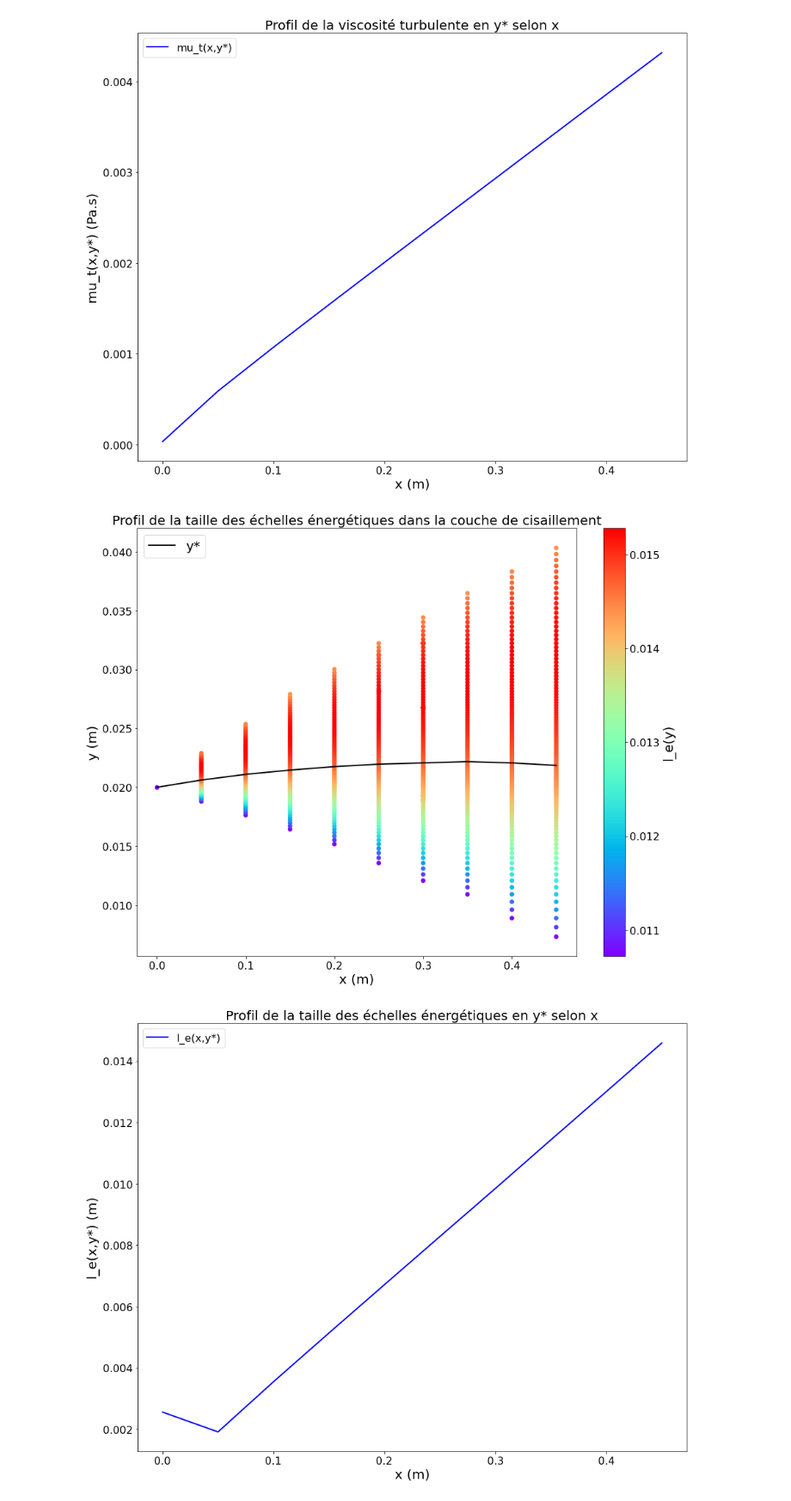
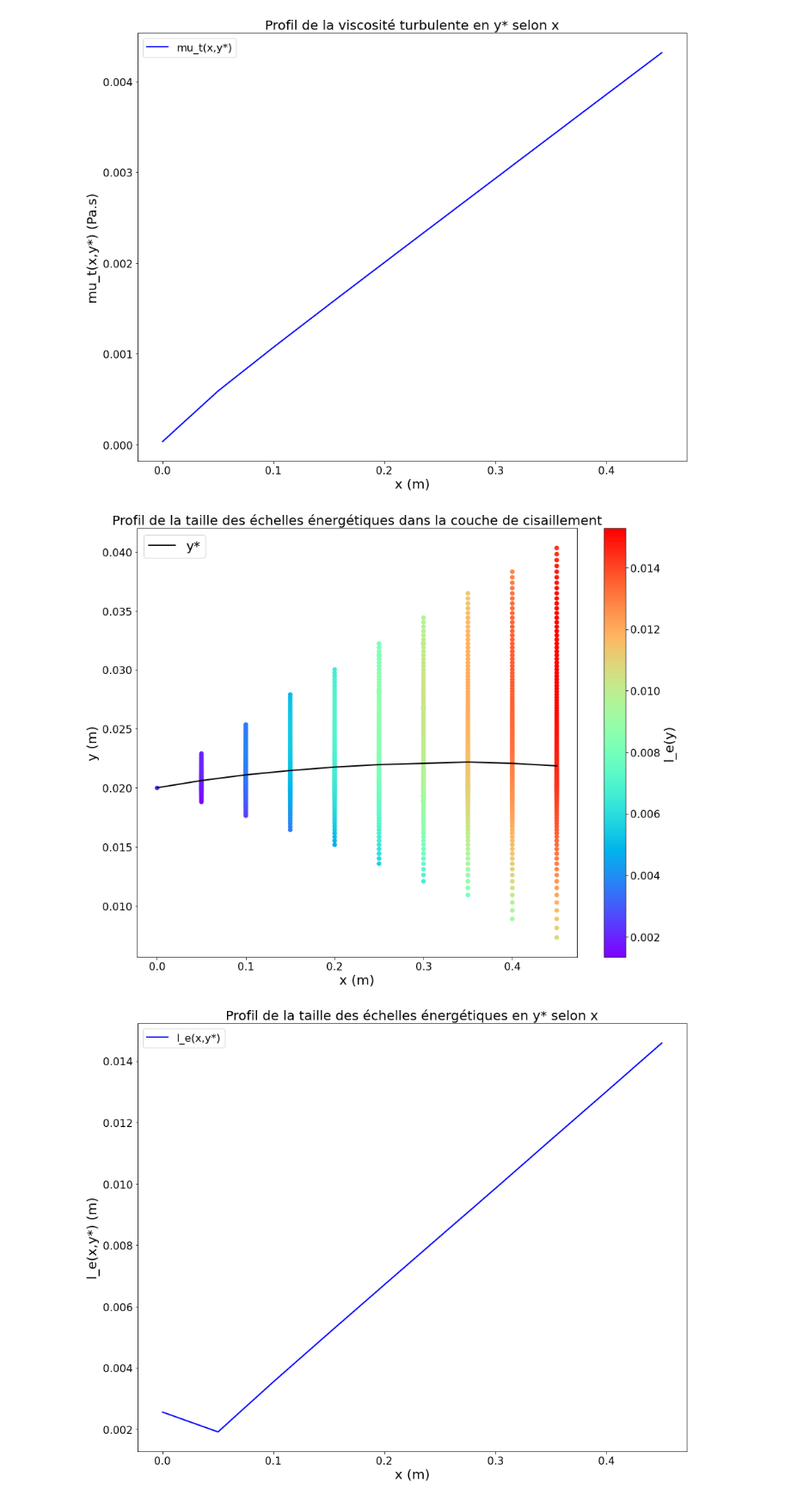
Before and after one commit to mboissiere/turbulence, a Jupyter notebook: main.ipynb, the cells around one changed output. Shown at 86% size. Saved outputs shown, nothing was run; the diff lists cells and outputs as text; code cells hidden in the pictures.

```diff
--- a/main.ipynb
+++ b/main.ipynb
@@ -918,8 +932,6 @@ Viscosité en x = 0.45 m : 0.00431623 Pa.s
 # Add a new column for l_e
 data['l_e'] = (2/3 * data['k(y)'])**(3/2) / data['eps(y)']
 # %%
-
-
 def plot_2d_energy_scale_shear_layer(df, x_values, _U_0 = U_0, delta_U = U_1 - U_0):
     fig, ax = plt.subplots(figsize=(15, 12))  # Increase the size of the figure
 
@@ -937,37 +949,47 @@ def plot_2d_energy_scale_shear_layer(df, x_values, _U_0 = U_0, delta_U = U_1 - U
         # Add l_e values to the list
         l_e_values.extend(df_x['l_e'].tolist())
 
+    # Find the min and max l_e values
+    l_e_min = min(l_e_values)
+    l_e_max = max(l_e_values)
+
+    for x in x_values:
+        # Compute the shear layer limits for this x
+        _y_min, _y_max = compute_shear_layer_limit(df, x, _U_0, delta_U)
+
+        df_x = df[(df['x'] == x) & (df['y'] >= _y_min) & (df['y'] <= _y_max)].copy()
+
         # Plot x vs y with a color from the colormap representing l_e
-        sc = ax.scatter([x]*len(df_x), df_x['y'], c=df_x['l_e'], cmap=color_map)#, vmin=min(l_e_values), vmax=max(l_e_values))
+        sc = ax.scatter([x]*len(df_x), df_x['y'], c=df_x['l_e'], cmap=color_map, vmin=l_e_min, vmax=l_e_max)
 
     # Plot y_star vs x outside the loop
     y_star_values = [compute_y_star(data, x) for x in x_values]
     ax.plot(x_values, y_star_values, color='black', linewidth=2, label='y*')
 
     ax.set_xlabel('x (m)', fontsize = 20)
     ax.set_ylabel('y (m)', fontsize = 20)
     ax.set_title('Profil de la taille des échelles énergétiques dans la couche de cisaillement', fontsize = 20)
 
     # Increase the size of the tick labels
     ax.tick_params(axis='both', which='major', labelsize=16)
 
     # Add a colorbar
     cbar = fig.colorbar(sc, label='l_e(y)')
     cbar.set_label('l_e(y)', size=20)  # Increase the size of the colorbar label
 
     # Increase the size of the colorbar tick labels
     cbar.ax.tick_params(labelsize=16)
 
     # Add a legend
     ax.legend(loc='upper left', fontsize=20)
 
     plt.show()
 
 # Test the function
 x_values_coeur = [x for x in x_values if x < 0.462163]
 plot_2d_energy_scale_shear_layer(data, x_values_coeur)
 # %% [output]
-[figure, old version]
+[figure, new version]
 # %%
 def plot_le_at_y_star(df, x_values, _U_0 = U_0, _U_1 = U_1):
     fig, ax = plt.subplots(figsize=(15, 12))  # Increase the size of the figure
```
Also changed, not shown: parts of 6 cells of this notebook, 1 other file.
